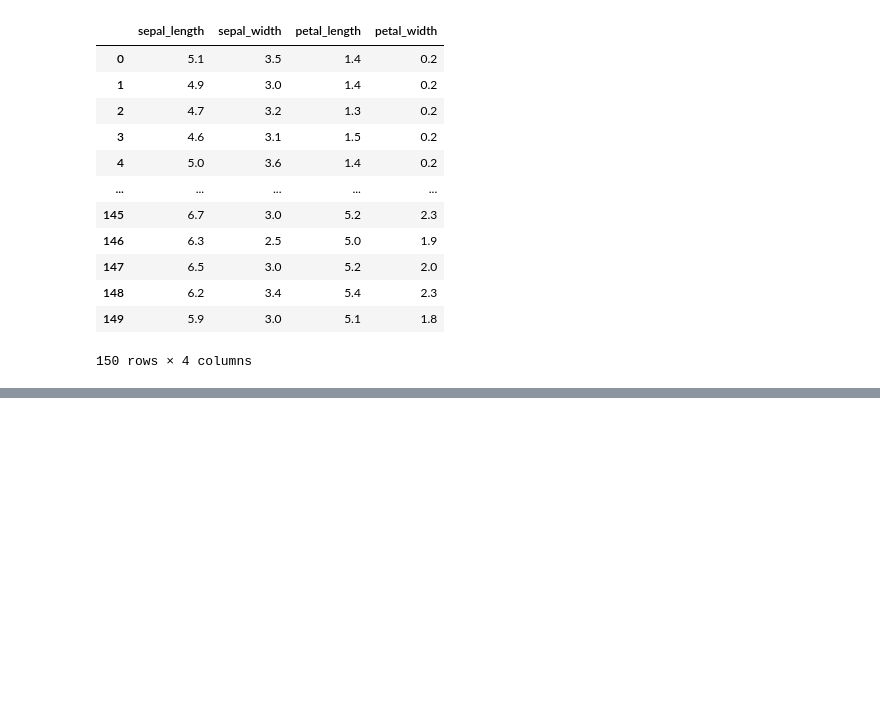
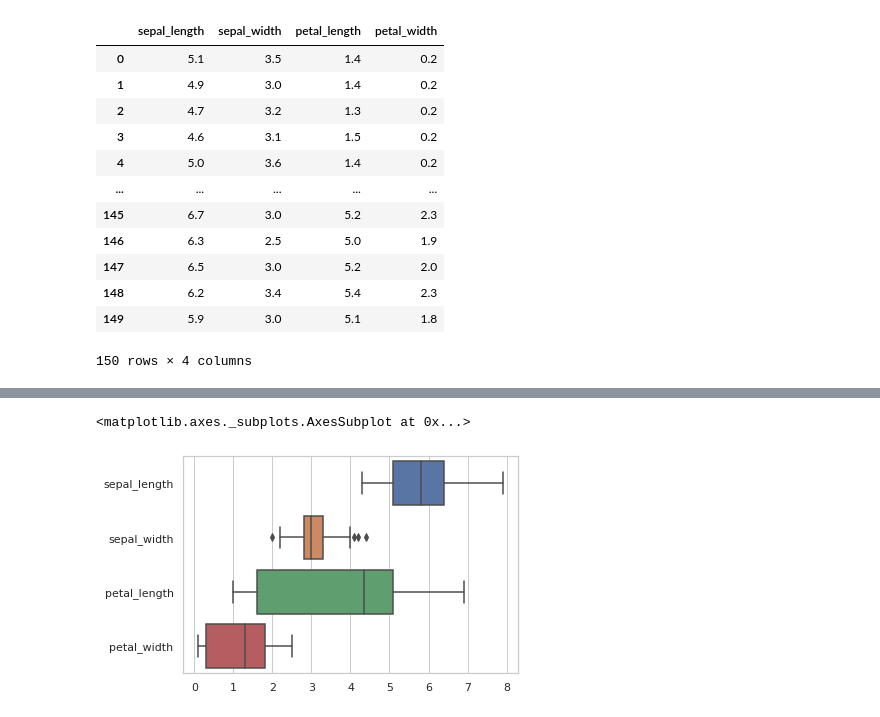
Before and after one commit to geniusrusho/irisdataset098, a Jupyter notebook: Welcome_to_Colaboratory.ipynb, the cells around one changed output, grey strips where cells are left out. Saved outputs shown, nothing was run; the diff lists cells and outputs as text; code cells hidden in the pictures; blank space fills up the shorter version.

```diff
--- a/Welcome_to_Colaboratory.ipynb
+++ b/Welcome_to_Colaboratory.ipynb
@@ -207,0 +243,5 @@ regression=LogisticRegression()
+# %%
+sns.boxplot(data=iris, orient= "h")
+# %% [output]
+<matplotlib.axes._subplots.AxesSubplot at 0x...>
+[figure, added]
```
Also changed, not shown: parts of 9 cells of this notebook.
